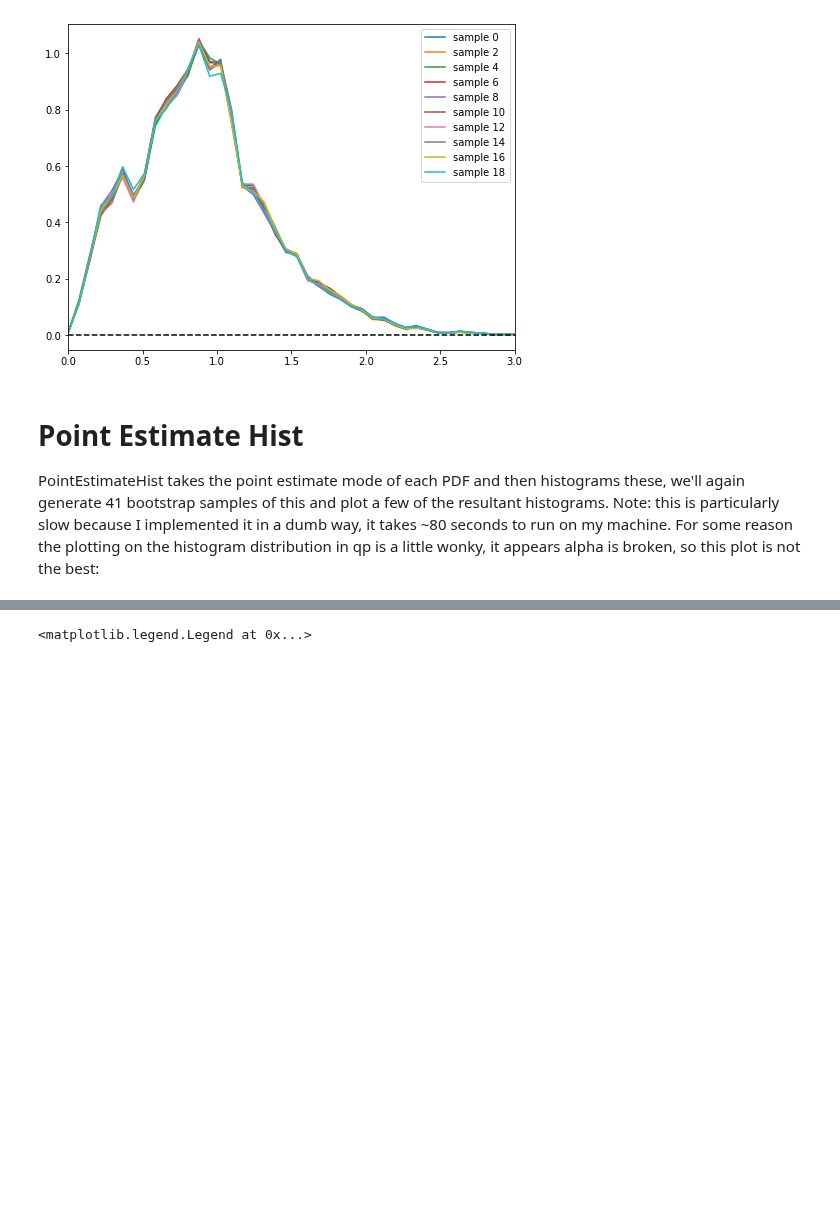
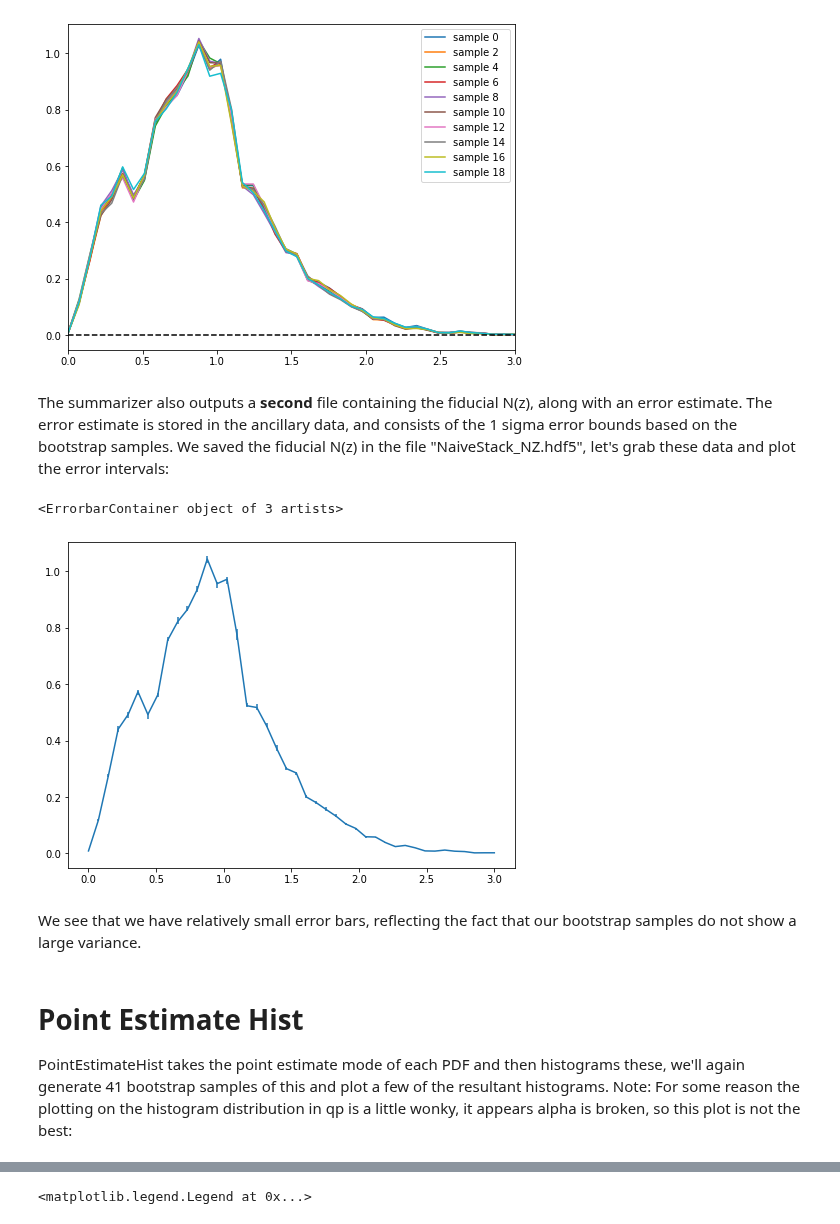
Before and after one commit to LSSTDESC/rail_attic, a Jupyter notebook: examples/estimation/test_sampled_summarizers.ipynb, the cells around one changed output, grey strips where cells are left out. Saved outputs shown, nothing was run; the diff lists cells and outputs as text; code cells hidden in the pictures; blank space fills up the shorter version.

```diff
--- a/examples/estimation/test_sampled_summarizers.ipynb
+++ b/examples/estimation/test_sampled_summarizers.ipynb
@@ -95,8 +100,25 @@ axs.legend(loc='upper right')
 # %% [output]
 <matplotlib.legend.Legend at 0x...>
 [figure]
+# %% [markdown]
+The summarizer also outputs a **second** file containing the fiducial N(z), along with an error estimate.  The error estimate is stored in the ancillary data, and consists of the 1 sigma error bounds based on the bootstrap samples.  We saved the fiducial N(z) in the file "NaiveStack_NZ.hdf5",  let's grab these data and plot the error intervals:
+# %%
+naive_nz = qp.read("NaiveStack_NZ.hdf5")
+siglow = naive_nz.ancil['sigma_low'].flatten()
+sighigh = naive_nz.ancil['sigma_high'].flatten()
+errs = (siglow, sighigh)
+xvals = naive_nz.metadata()['xvals'].flatten()
+yvals = naive_nz.pdf(xvals).flatten()
+# %%
+fig, axs = plt.subplots(figsize=(8,6))
+plt.errorbar(xvals, yvals, errs)
+# %% [output]
+<ErrorbarContainer object of 3 artists>
+[figure, added]
+# %% [markdown]
+We see that we have relatively small error bars, reflecting the fact that our bootstrap samples do not show a large variance.
 # %% [markdown]
 # Point Estimate Hist
 PointEstimateHist takes the point estimate mode of each PDF and then histograms these, we'll again generate 41 bootstrap samples of this and plot a few of the resultant histograms.
-Note: this is particularly slow because I implemented it in a dumb way, it takes ~80 seconds to run on my machine.  For some reason the plotting on the histogram distribution in qp is a little wonky, it appears alpha is broken, so this plot is not the best:
+Note: For some reason the plotting on the histogram distribution in qp is a little wonky, it appears alpha is broken, so this plot is not the best:
 # %%
```
Also changed, not shown: parts of 33 cells of this notebook, 4 other files.
